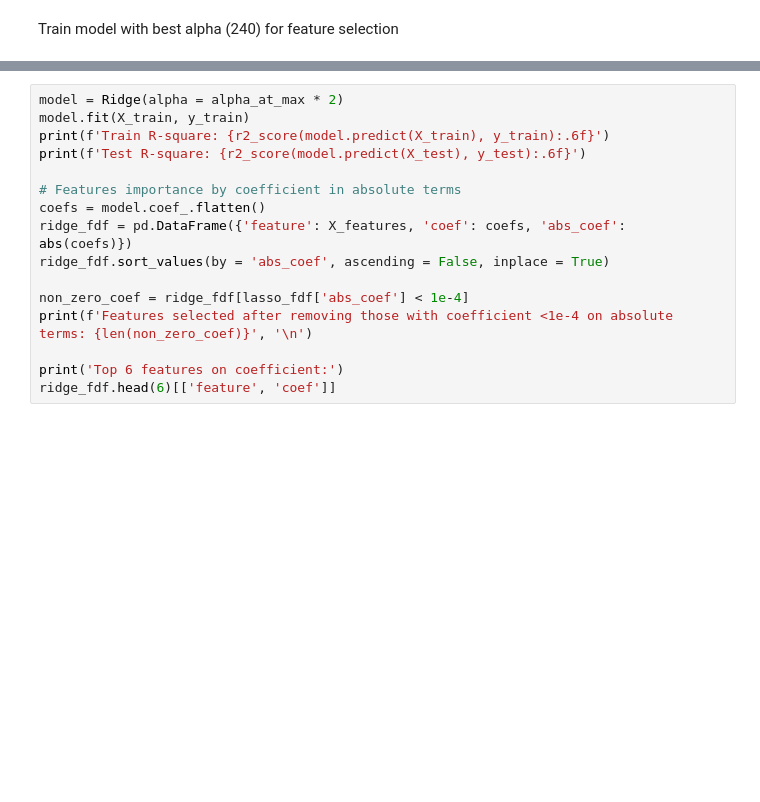
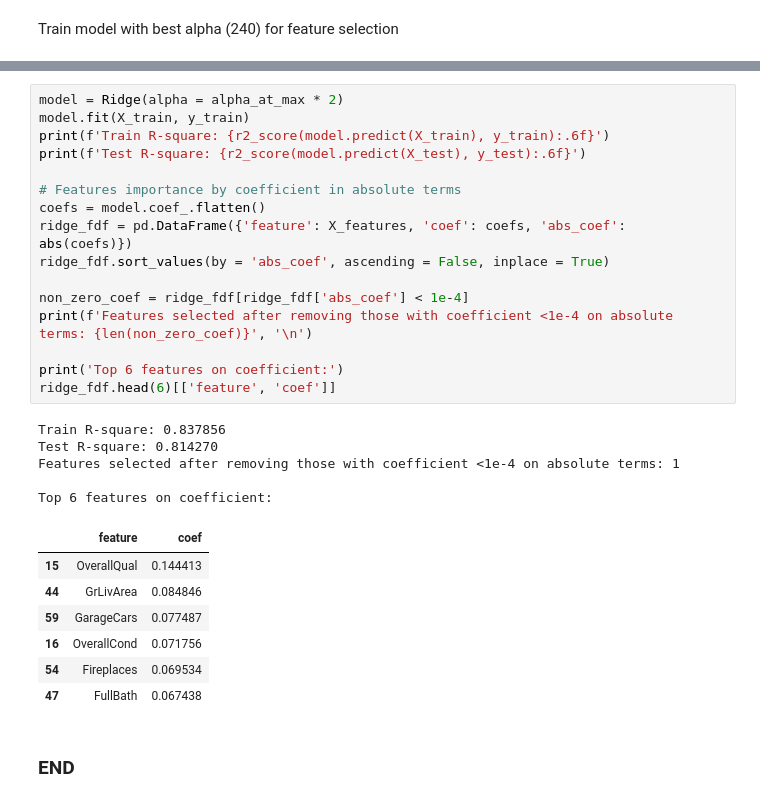
Before and after one commit to nagaraju-oruganti/Housing-Aus, a Jupyter notebook: notebooks/modeling.ipynb, the cells around one changed output, grey strips where cells are left out. Saved outputs shown, nothing was run; the diff lists cells and outputs as text; blank space fills up the shorter version.

```diff
--- a/notebooks/modeling.ipynb
+++ b/notebooks/modeling.ipynb
@@ -463,16 +487,31 @@ ridge_fdf.head(6)[['feature', 'coef']]
 # %%
 model = Ridge(alpha = alpha_at_max * 2)
 model.fit(X_train, y_train)
 print(f'Train R-square: {r2_score(model.predict(X_train), y_train):.6f}')
 print(f'Test R-square: {r2_score(model.predict(X_test), y_test):.6f}')
 
 # Features importance by coefficient in absolute terms
 coefs = model.coef_.flatten()
 ridge_fdf = pd.DataFrame({'feature': X_features, 'coef': coefs, 'abs_coef': abs(coefs)})
 ridge_fdf.sort_values(by = 'abs_coef', ascending = False, inplace = True)
 
-non_zero_coef = ridge_fdf[lasso_fdf['abs_coef'] < 1e-4]
+non_zero_coef = ridge_fdf[ridge_fdf['abs_coef'] < 1e-4]
 print(f'Features selected after removing those with coefficient <1e-4 on absolute terms: {len(non_zero_coef)}', '\n')
 
 print('Top 6 features on coefficient:')
 ridge_fdf.head(6)[['feature', 'coef']]
+# %% [output]
+Train R-square: 0.837856
+Test R-square: 0.814270
+Features selected after removing those with coefficient <1e-4 on absolute terms: 1
+
+Top 6 features on coefficient:
+|  | feature | coef |
+| 15 | OverallQual | 0.144413 |
+| 44 | GrLivArea | 0.084846 |
+| 59 | GarageCars | 0.077487 |
+| 16 | OverallCond | 0.071756 |
+| 54 | Fireplaces | 0.069534 |
+| 47 | FullBath | 0.067438 |
+# %% [markdown]
+### END
```
Also changed, not shown: parts of 3 cells of this notebook.
